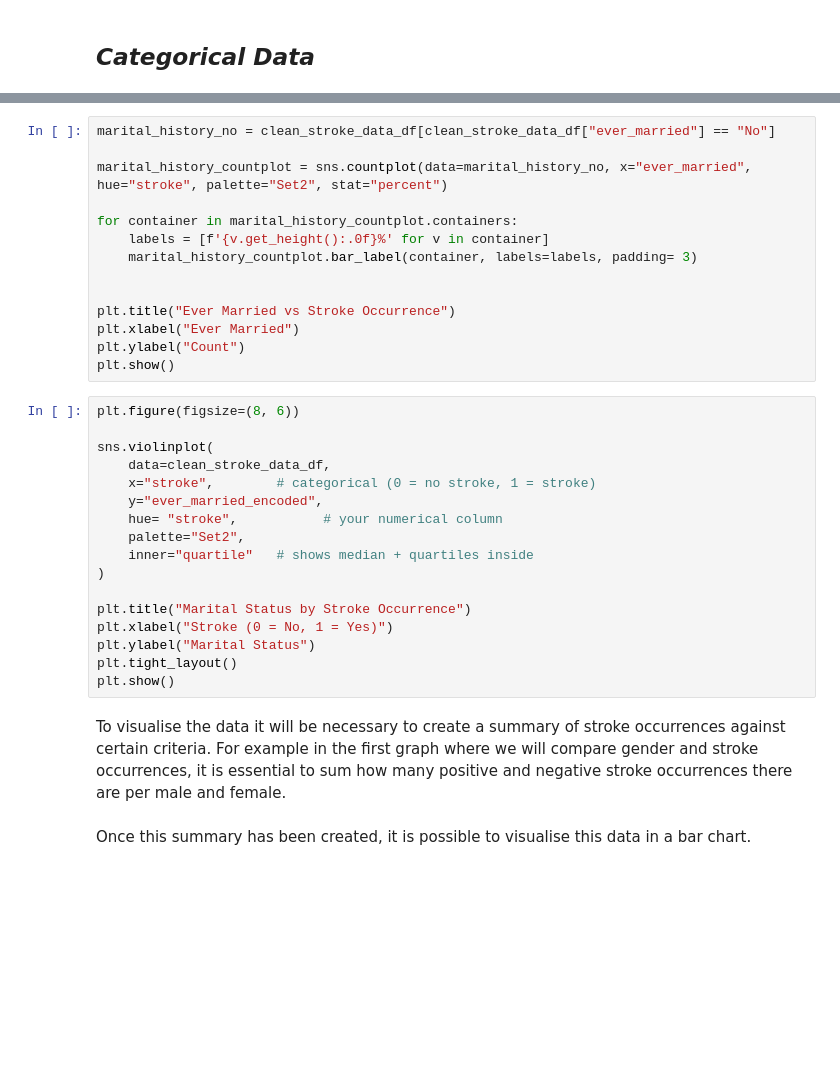
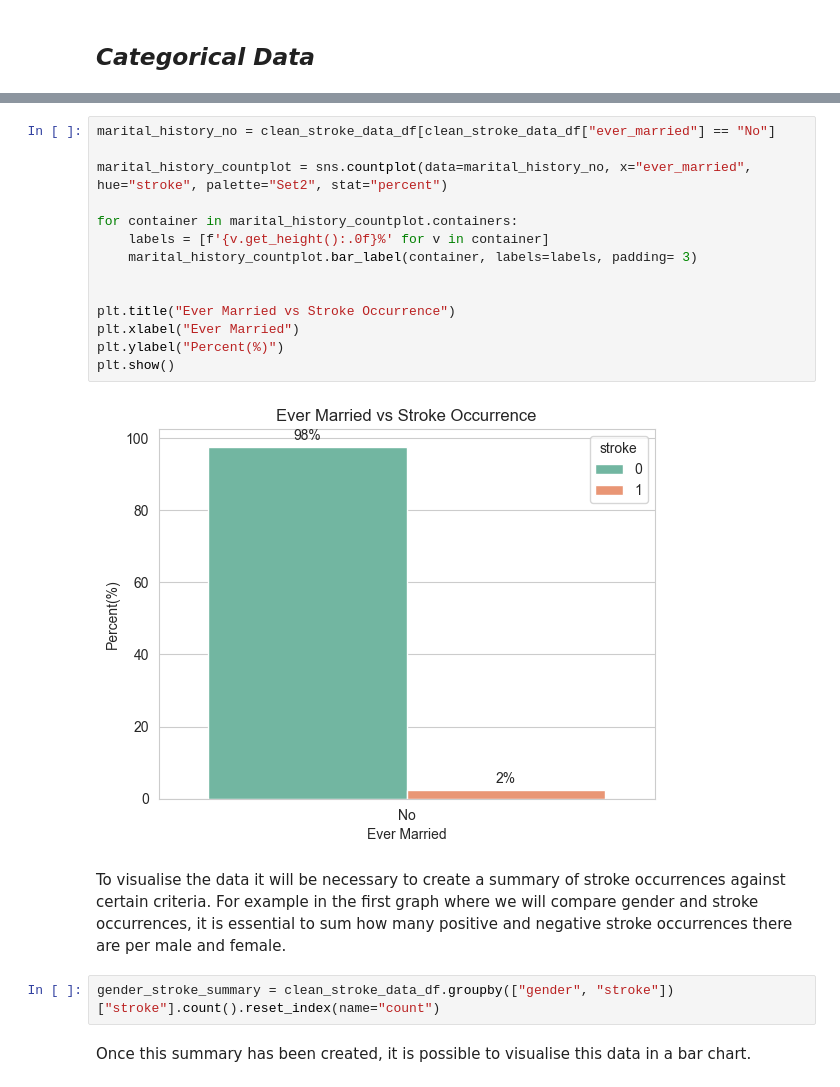
Before and after one commit to naqashb7/stroke_prediction_app, a Jupyter notebook: jupyter_notebooks/EDA.ipynb, the cells around one changed output, grey strips where cells are left out. Cells and saved outputs as stored; diff of their text form; blank space fills up the shorter version.

```diff
--- a/jupyter_notebooks/EDA.ipynb
+++ b/jupyter_notebooks/EDA.ipynb
@@ -471,35 +471,22 @@ plt.show()
 # %%
 marital_history_no = clean_stroke_data_df[clean_stroke_data_df["ever_married"] == "No"]
 
 marital_history_countplot = sns.countplot(data=marital_history_no, x="ever_married", hue="stroke", palette="Set2", stat="percent")
 
 for container in marital_history_countplot.containers:
     labels = [f'{v.get_height():.0f}%' for v in container]
     marital_history_countplot.bar_label(container, labels=labels, padding= 3)
 
 
 plt.title("Ever Married vs Stroke Occurrence")
 plt.xlabel("Ever Married")
-plt.ylabel("Count")
+plt.ylabel("Percent(%)")
 plt.show()
+# %% [output]
+[figure, added]
-# %%
-plt.figure(figsize=(8, 6))
-
-sns.violinplot(
-    data=clean_stroke_data_df,
-    x="stroke",        # categorical (0 = no stroke, 1 = stroke)
-    y="ever_married_encoded",
-    hue= "stroke",           # your numerical column
-    palette="Set2",
-    inner="quartile"   # shows median + quartiles inside
-)
-
-plt.title("Marital Status by Stroke Occurrence")
-plt.xlabel("Stroke (0 = No, 1 = Yes)")
-plt.ylabel("Marital Status")
-plt.tight_layout()
-plt.show()
 # %% [markdown]
 To visualise the data it will be necessary to create a summary of stroke occurrences against certain criteria. For example in the first graph where we will compare gender and stroke occurrences, it is essential to sum how many positive and negative stroke occurrences there are per male and female.
+# %%
+gender_stroke_summary = clean_stroke_data_df.groupby(["gender", "stroke"])["stroke"].count().reset_index(name="count")
 # %% [markdown]
 Once this summary has been created, it is possible to visualise this data in a bar chart.
```
Also changed, not shown: parts of 17 cells of this notebook, 1 other file.
